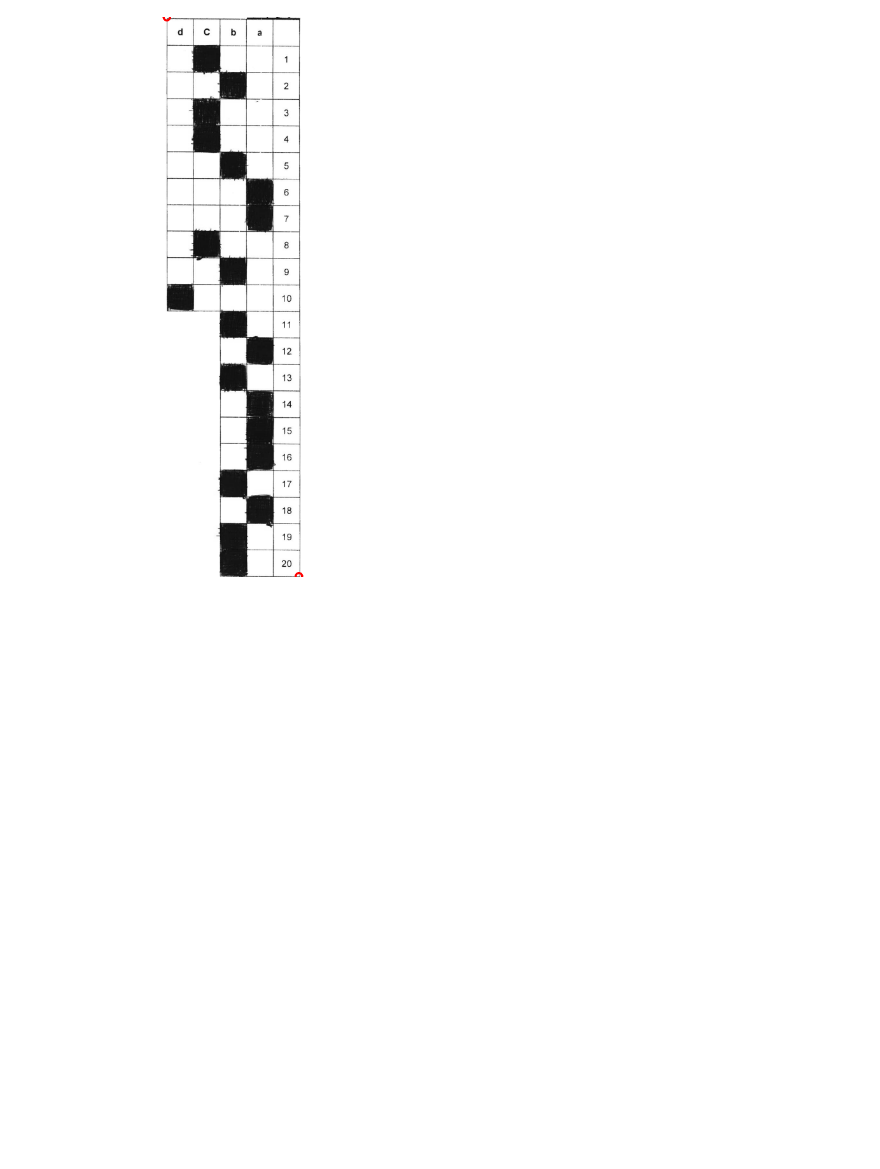
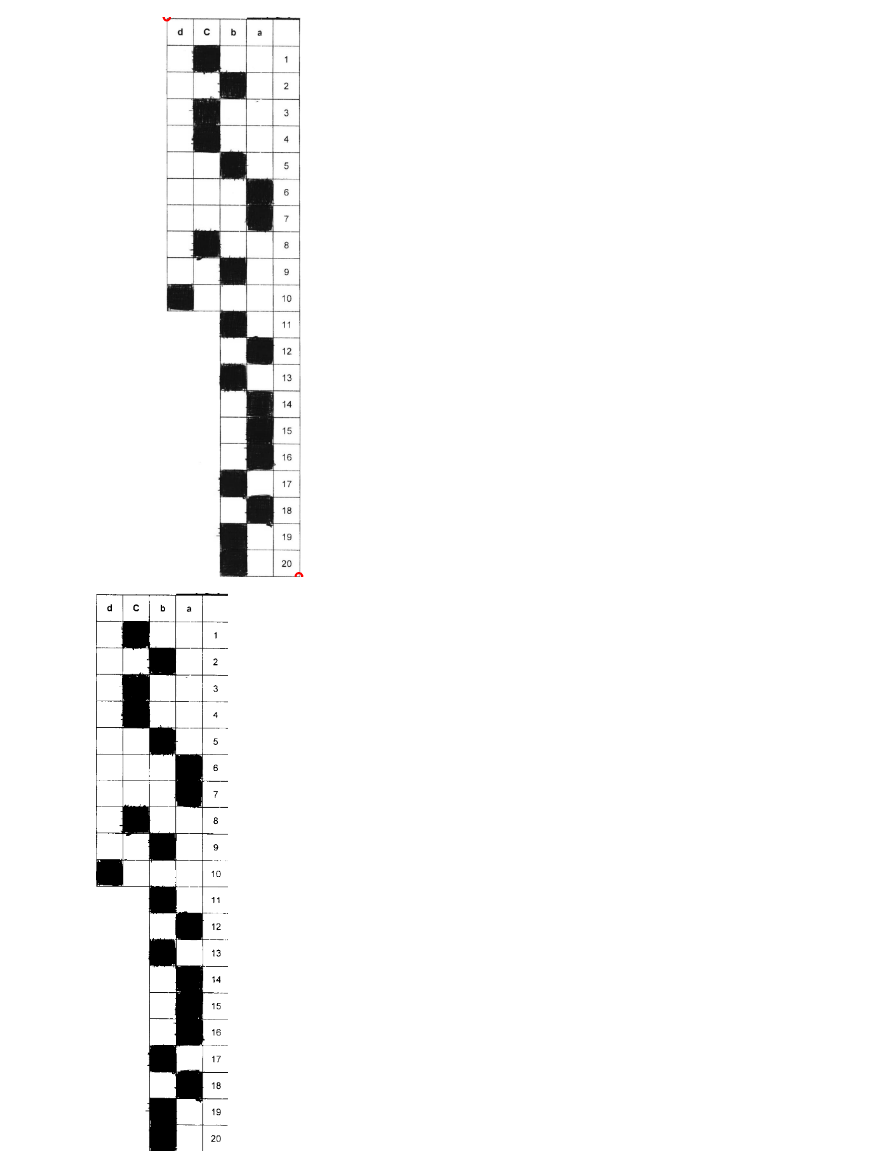
Before and after one commit to alura-cursos/Visao_computacional-OMR, a Jupyter notebook: correcao_prova.ipynb, the cells around one changed output. Saved outputs shown, nothing was run; the diff lists cells and outputs as text; code cells hidden in the pictures; blank space fills up the shorter version.

```diff
--- a/correcao_prova.ipynb
+++ b/correcao_prova.ipynb
@@ -194,3 +194,9 @@ cv2.circle(img_copia, (int(x_id), int(y_id)),10, (0,0,255), 5)
 cv2_imshow(img_copia)
 # %% [output]
 [figure]
+# %%
+nova_imagem = imagem_binaria[int(y_se):int(y_id),int(x_se):int(x_id)]
+
+cv2_imshow(nova_imagem)
+# %% [output]
+[figure, added]
```
Also changed, not shown: parts of 1 cell of this notebook.
